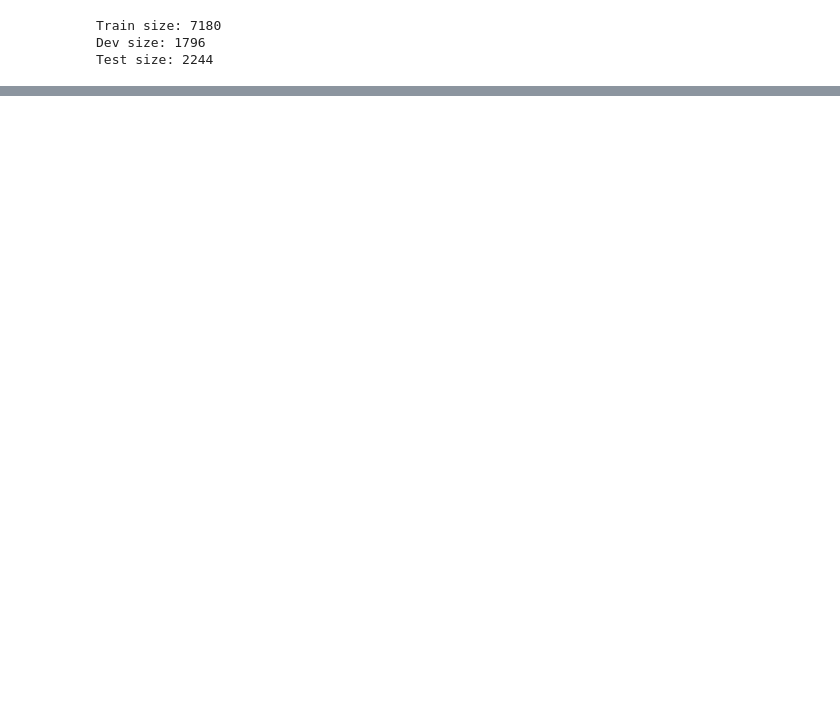
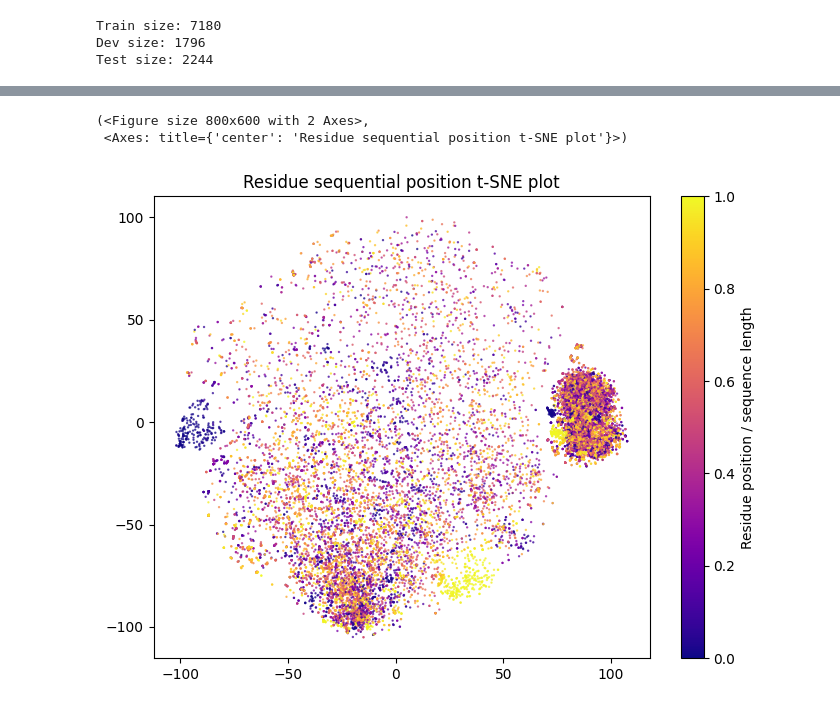
Before and after one commit to nexuso1/bio-research, a Jupyter notebook: notebooks/embeds_tsne.ipynb, the cells around one changed output, grey strips where cells are left out. Drawn from its saved outputs; the diff is of its cells as text; code cells hidden in the pictures; blank space fills up the shorter version.

```diff
--- a/notebooks/embeds_tsne.ipynb
+++ b/notebooks/embeds_tsne.ipynb
@@ -133,0 +294,12 @@ tsne.fit(all_embeds)
+# %%
+kinase_info['relative_pos_sites'] = kinase_info.apply(lambda row: [int(x) / len(row['sequence']) for x in row['sites']], axis=1)
+# %%
+position_labels = []
+for id in embed_df.index:
+    mask = embed_df.loc[id]['mask']
+    pos_labels = kinase_info.loc[id]['relative_pos_sites']
+    # Duplicated sites
+    if len(np.nonzero(mask)[0]) < len(pos_labels):
+        pos_labels = pos_labels[:len(pos_labels) // 2]
+
+    position_labels.extend(pos_labels)
@@ -133,0 +310,20 @@ tsne.fit(all_embeds)
+# %%
+def create_positional_plot(tp_embeds, pos_labels):
+    fig, ax = plt.subplots()
+    cmap = colormaps['plasma']
+    colors = cmap(pos_labels)
+    colors[..., -1] = 0.7
+    fig.set_size_inches((8, 6))
+    ax.scatter(tp_embeds[:, 0], tp_embeds[:, 1], color=colors, marker='.', s=2)
+    ax.set_title('Residue sequential position t-SNE plot')
+    sm = plt.cm.ScalarMappable(cmap=cmap)
+    cbar = fig.colorbar(sm, ax=ax)
+    cbar.set_label('Residue position / sequence length')
+
+    return fig, ax
+# %%
+create_positional_plot(tp, position_labels)
+# %% [output]
+(<Figure size 800x600 with 2 Axes>,
+ <Axes: title={'center': 'Residue sequential position t-SNE plot'}>)
+[figure, added]
```
Also changed, not shown: parts of 32 cells of this notebook.
